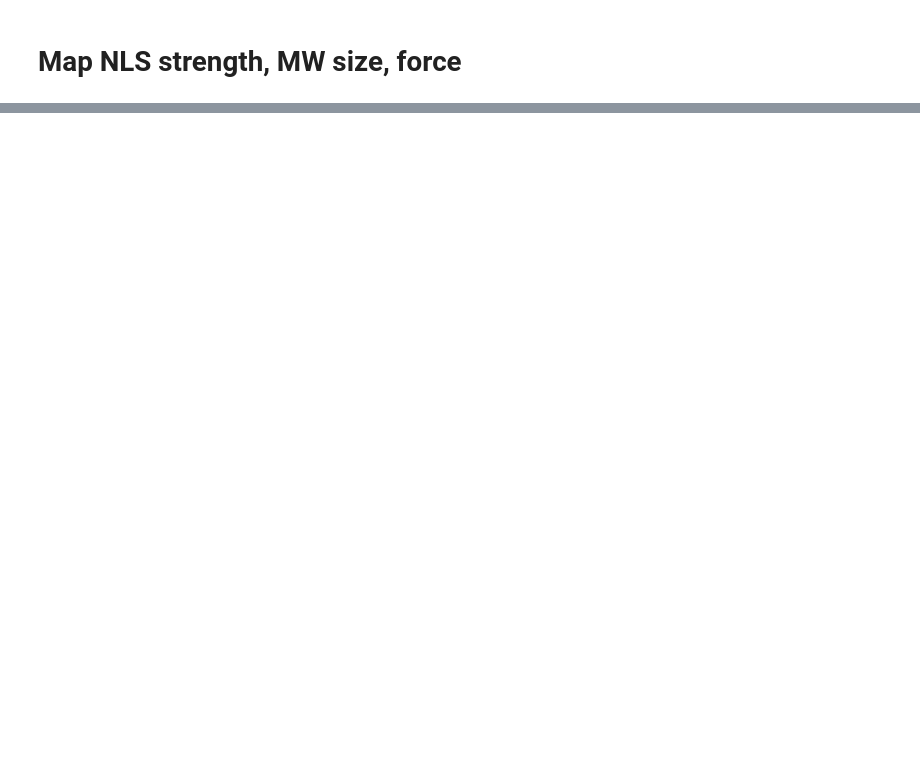
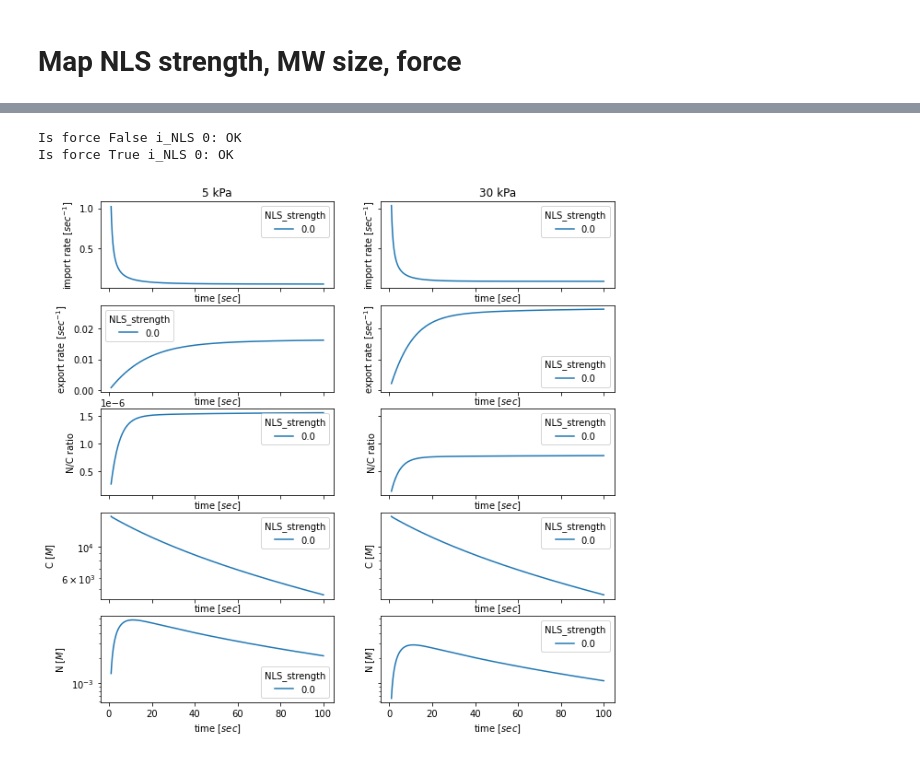
Before and after one commit to ravehlab/npctransport_kinetic, a Jupyter notebook: NPC_FLIP_simulations.ipynb, the cells around one changed output, grey strips where cells are left out. Saved outputs shown, nothing was run; the diff lists cells and outputs as text; code cells hidden in the pictures; blank space fills up the shorter version.

```diff
--- a/NPC_FLIP_simulations.ipynb
+++ b/NPC_FLIP_simulations.ipynb
@@ -508,12 +485,13 @@ def get_force_effect_on_import(MW, NLS_strength):
 # %%
 def get_compartment_nmol_stats(ts,
                                stats,
-                               compartment):
+                               compartment,
+                              labels= ['L', 'U']):
     assert(compartment in ['N','C'])
     nframes= len(stats['time_sec'])
     nmol_stats= np.zeros(nframes)
-    for state in ['free','complex']:
-        for label in ['L','U']:
+    for state in ['complex']: #['free','complex']:
+        for label in labels:
             tag= '{}{}_{}'.format(state,
                                   label,
                                   compartment)
@@ -522,16 +500,20 @@ def get_compartment_nmol_stats(ts,
 
 def get_compartment_concentration_stats(ts,
                                         stats,
-                                        compartment):
+                                        compartment,
+                                       labels= ['L', 'U']):
     assert(compartment in ['N','C'])
     nmol_stats= get_compartment_nmol_stats(ts,
                                            stats,
-                                           compartment)
+                                           compartment,
+                                           labels)
     is_nuclear= (compartment=='N')
     volume_L= (ts.get_v_N_L() if is_nuclear else ts.get_v_C_L())
     return (nmol_stats/transport_simulation.N_A)/volume_L
 
-def get_N_C_ratio_stats(ts, stats):
+def get_N_C_ratio_stats(ts,
+                        stats,
+                        labels= ['L','U']):
     EPSILON= 1E-12
     c_N_stats= get_compartment_concentration_stats(ts,
                                                    stats,
@@ -605,3 +525,56 @@ Text(0, 0.5, 'N/C ratio')
+# %%
+import matplotlib.pyplot as plt
+
+fig, ax_grid= plt.subplots(5, 2, figsize=(10,10), sharex=True, sharey='row')
+ax_grid= ax_grid.transpose()
+for axes, is_force in zip(ax_grid, [False, True]):
+    for i_NLS in range(1):
+        ts = get_ts_parameters(MW=41,
+                                NLS_strength=i_NLS,
+                              is_force= is_force)
+        ts.set_params(dt_sec=1e-3)
+        simulation_time_sec= 100
+#        ts.bleach_start_time_sec= simulation_time_sec/2.0
+        stats = ts.simulate(simulation_time_sec)
+        labels= ['L', 'U']
+        x= stats['time_sec']
+        ys={}
+        ys[0]= stats['import_L'] + stats['import_U']
+        ys[1]= stats['export_L'] + stats['export_U']
+        ys[2]= get_N_C_ratio_stats(ts,
+                                   stats,
+                                   labels)
+        ys[3]= get_compartment_nmol_stats(ts,
+                                                  stats,
+                                                  'C',
+                                                  labels)
+        ys[4]= get_compartment_nmol_stats(ts,
+                                                  stats,
+                                                  'N',
+                                                  labels)
+        plot_from_sec=  1.0 # ts.bleach_start_time_sec + 1.0
+        plot_from_frame= int(plot_from_sec/ts.dt_sec)
+        for j, ax in enumerate(axes):
+            ax.plot(x[plot_from_frame:],
+                    ys[j][plot_from_frame:],
+            label= ts.rate_free_to_complex_per_sec)
+            ax.set_xlabel(r"time [$sec$]")
+            lh= ax.legend()
+            lh.set_title('NLS_strength')
+        axes[0].set_ylabel(r"import rate [$sec^{-1}$]")
+        axes[1].set_ylabel(r"export rate [$sec^{-1}$]")
+        axes[2].set_ylabel("N/C ratio")
+        axes[3].set_ylabel(r"C [$M$]")
+        axes[4].set_ylabel(r"N [$M$]")
+        axes[3].set_yscale('log')
+        axes[4].set_yscale('log')
+        title= "30 kPa" if is_force else "5 kPa"
+        axes[0].set_title(title)
+        print(f"Is force {is_force} i_NLS {i_NLS}: OK")
+# %% [output]
+Is force False i_NLS 0: OK
+Is force True i_NLS 0: OK
+[figure, added]
 # %%
 plt.plot(stats['complexL_NPC_N_import'] +
         stats['complexL_NPC_N_export'] +
```
Also changed, not shown: parts of 16 cells of this notebook, 1 other file.
